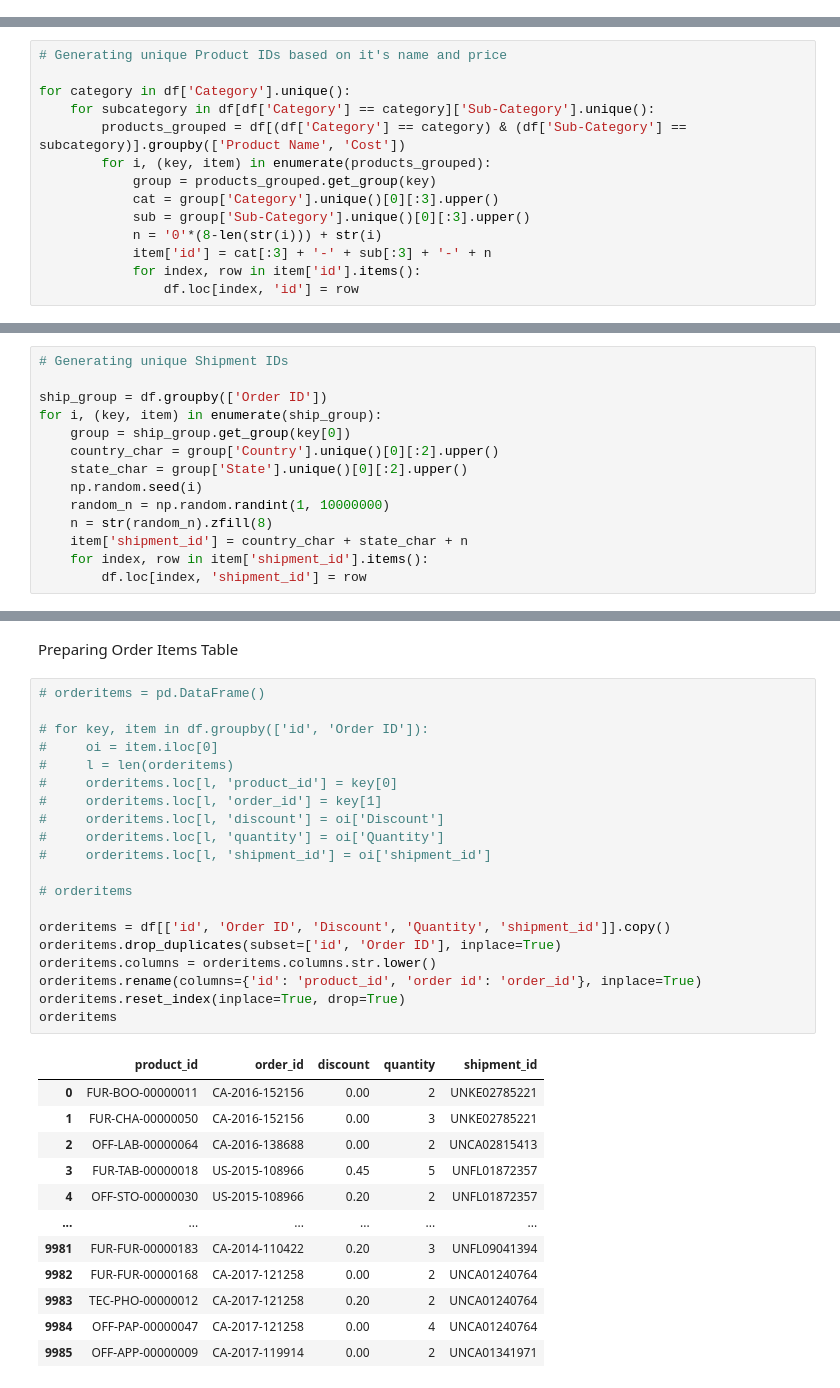
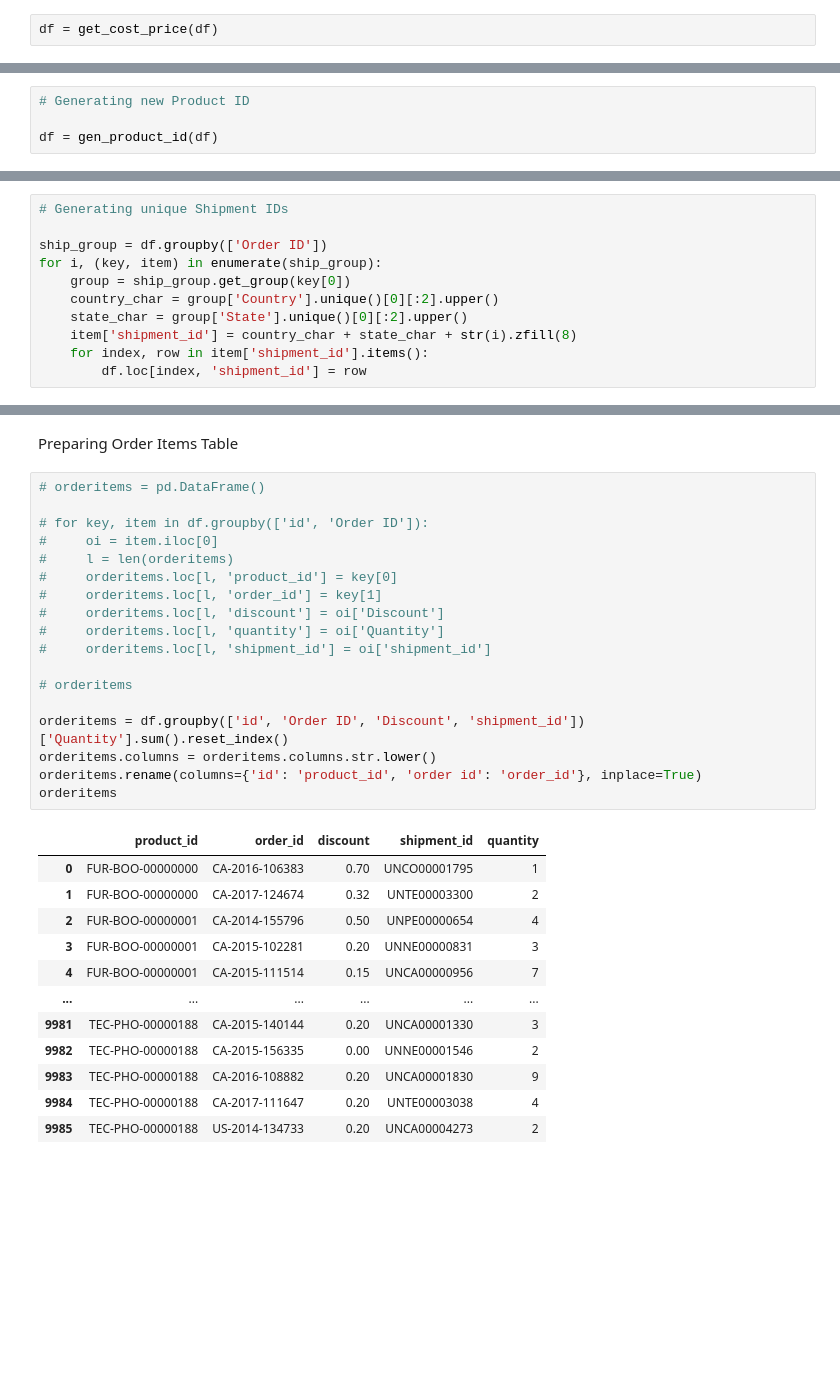
Before and after one commit to mks-0/code-academy, a Jupyter notebook: E-Commerce/e-com-to-sql.ipynb, the cells around one changed output, grey strips where cells are left out. Drawn from its saved outputs; the diff is of its cells as text; blank space fills up the shorter version.

```diff
--- a/E-Commerce/e-com-to-sql.ipynb
+++ b/E-Commerce/e-com-to-sql.ipynb
@@ -26,3 +24,5 @@ df['Sell Price'] = round(df['Sales']/((1 - df['Discount'])*df['Quantity']), 4)
+# %%
+df = get_cost_price(df)
 # %%
 df['Category'].unique()
 # %% [output]
@@ -36,17 +36,3 @@ array(['Bookcases', 'Chairs', 'Labels', 'Tables', 'Storage',
        'Copiers'], dtype=object)
 # %% [markdown]
 Creating the Products Table
-# %%
-# Generating unique Product IDs based on it's name and price
-
-for category in df['Category'].unique():
-    for subcategory in df[df['Category'] == category]['Sub-Category'].unique():
-        products_grouped = df[(df['Category'] == category) & (df['Sub-Category'] == subcategory)].groupby(['Product Name', 'Cost'])
-        for i, (key, item) in enumerate(products_grouped):
-            group = products_grouped.get_group(key)
-            cat = group['Category'].unique()[0][:3].upper()
-            sub = group['Sub-Category'].unique()[0][:3].upper()
-            n = '0'*(8-len(str(i))) + str(i)
-            item['id'] = cat[:3] + '-' + sub[:3] + '-' + n
-            for index, row in item['id'].items():
-                df.loc[index, 'id'] = row
@@ -53,3 +43,7 @@ for category in df['Category'].unique():
+# %%
+# Generating new Product ID
+
+df = gen_product_id(df)
 # %%
 # product = pd.DataFrame()
 # for key, item in df.groupby('id'):
@@ -220,10 +214,7 @@ for i, (key, item) in enumerate(ship_group):
     group = ship_group.get_group(key[0])
     country_char = group['Country'].unique()[0][:2].upper()
     state_char = group['State'].unique()[0][:2].upper()
-    np.random.seed(i)
-    random_n = np.random.randint(1, 10000000)
-    n = str(random_n).zfill(8)
-    item['shipment_id'] = country_char + state_char + n
+    item['shipment_id'] = country_char + state_char + str(i).zfill(8)
     for index, row in item['shipment_id'].items():
         df.loc[index, 'shipment_id'] = row
 # %%
@@ -298,36 +289,34 @@ Preparing Order Items Table
 # %%
 # orderitems = pd.DataFrame()
 
 # for key, item in df.groupby(['id', 'Order ID']):
 #     oi = item.iloc[0]
 #     l = len(orderitems)
 #     orderitems.loc[l, 'product_id'] = key[0]
 #     orderitems.loc[l, 'order_id'] = key[1]
 #     orderitems.loc[l, 'discount'] = oi['Discount']
 #     orderitems.loc[l, 'quantity'] = oi['Quantity']
 #     orderitems.loc[l, 'shipment_id'] = oi['shipment_id']
 
 # orderitems
 
-orderitems = df[['id', 'Order ID', 'Discount', 'Quantity', 'shipment_id']].copy()
-orderitems.drop_duplicates(subset=['id', 'Order ID'], inplace=True)
+orderitems = df.groupby(['id', 'Order ID', 'Discount', 'shipment_id'])['Quantity'].sum().reset_index()
 orderitems.columns = orderitems.columns.str.lower()
 orderitems.rename(columns={'id': 'product_id', 'order id': 'order_id'}, inplace=True)
-orderitems.reset_index(inplace=True, drop=True)
 orderitems
 # %% [output]
-|  | product_id | order_id | discount | quantity | shipment_id |
-| 0 | FUR-BOO-00000011 | CA-2016-152156 | 0.00 | 2 | UNKE02785221 |
-| 1 | FUR-CHA-00000050 | CA-2016-152156 | 0.00 | 3 | UNKE02785221 |
-| 2 | OFF-LAB-00000064 | CA-2016-138688 | 0.00 | 2 | UNCA02815413 |
-| 3 | FUR-TAB-00000018 | US-2015-108966 | 0.45 | 5 | UNFL01872357 |
-| 4 | OFF-STO-00000030 | US-2015-108966 | 0.20 | 2 | UNFL01872357 |
+|  | product_id | order_id | discount | shipment_id | quantity |
+| 0 | FUR-BOO-00000000 | CA-2016-106383 | 0.70 | UNCO00001795 | 1 |
+| 1 | FUR-BOO-00000000 | CA-2017-124674 | 0.32 | UNTE00003300 | 2 |
+| 2 | FUR-BOO-00000001 | CA-2014-155796 | 0.50 | UNPE00000654 | 4 |
+| 3 | FUR-BOO-00000001 | CA-2015-102281 | 0.20 | UNNE00000831 | 3 |
+| 4 | FUR-BOO-00000001 | CA-2015-111514 | 0.15 | UNCA00000956 | 7 |
 | ... | ... | ... | ... | ... | ... |
-| 9981 | FUR-FUR-00000183 | CA-2014-110422 | 0.20 | 3 | UNFL09041394 |
-| 9982 | FUR-FUR-00000168 | CA-2017-121258 | 0.00 | 2 | UNCA01240764 |
-| 9983 | TEC-PHO-00000012 | CA-2017-121258 | 0.20 | 2 | UNCA01240764 |
-| 9984 | OFF-PAP-00000047 | CA-2017-121258 | 0.00 | 4 | UNCA01240764 |
-| 9985 | OFF-APP-00000009 | CA-2017-119914 | 0.00 | 2 | UNCA01341971 |
+| 9981 | TEC-PHO-00000188 | CA-2015-140144 | 0.20 | UNCA00001330 | 3 |
+| 9982 | TEC-PHO-00000188 | CA-2015-156335 | 0.00 | UNNE00001546 | 2 |
+| 9983 | TEC-PHO-00000188 | CA-2016-108882 | 0.20 | UNCA00001830 | 9 |
+| 9984 | TEC-PHO-00000188 | CA-2017-111647 | 0.20 | UNTE00003038 | 4 |
+| 9985 | TEC-PHO-00000188 | US-2014-134733 | 0.20 | UNCA00004273 | 2 |
 9986 rows × 5 columns
 # %%
 with psycopg.connect('dbname=store user=postgres password=postgresql') as conn:
```
Also changed, not shown: parts of 9 cells of this notebook, 3 other files.
